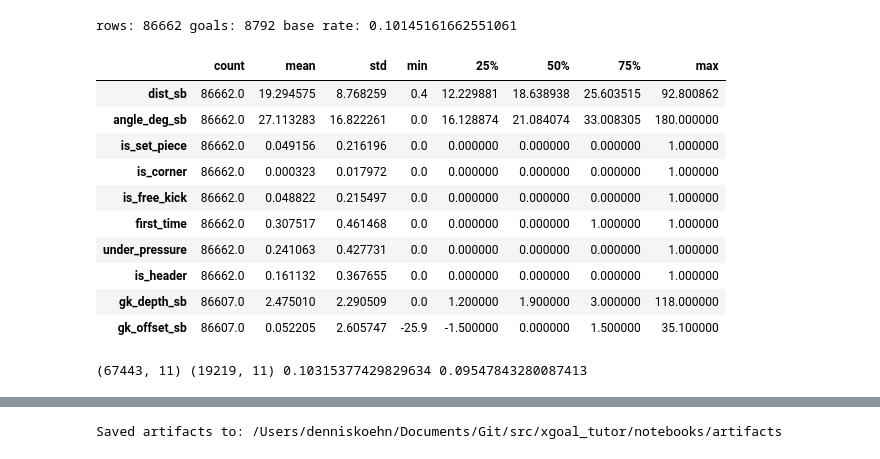
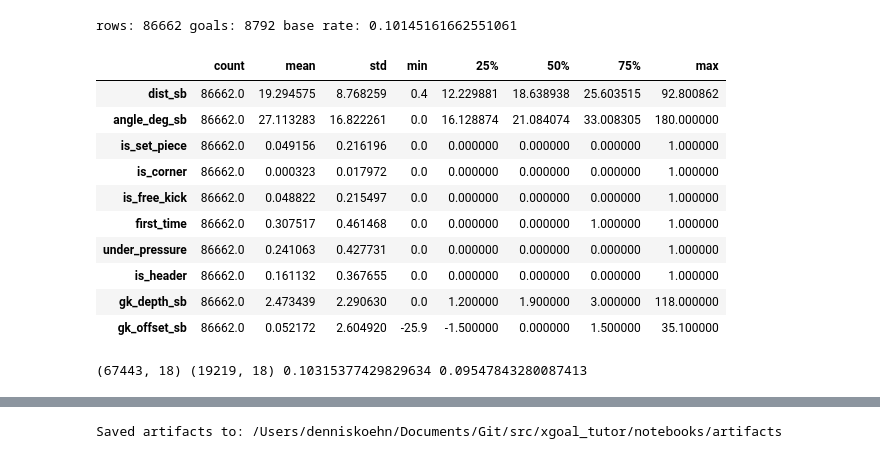
Before and after one commit to koehnden/xgoal_tutor, a Jupyter notebook: notebooks/01_baseline_lr_xg_model.ipynb, the cells around one changed output, grey strips where cells are left out. Saved outputs shown, nothing was run; the diff lists cells and outputs as text; code cells hidden in the pictures.

Commit message:
first logreg baseline for xgaol model

```diff
--- a/notebooks/01_baseline_lr_xg_model.ipynb
+++ b/notebooks/01_baseline_lr_xg_model.ipynb
@@ -156,35 +155,45 @@ for col in ["is_set_piece","is_corner","is_free_kick","first_time","under_pressu
         X[col] = to_num(data[col].astype("boolean"))
     else:
         X[col] = 0
 
 X["is_header"] = (data.get("body_part", "") == "Head").astype(int) if "body_part" in data.columns else 0
 
 if {"ff_keeper_x","ff_keeper_y"}.issubset(data.columns):
     X["gk_depth_sb"] = np.maximum(0.0, SB_LEN - data["ff_keeper_x"])
     X["gk_offset_sb"] = data["ff_keeper_y"] - GOAL_YC_SB
 else:
     X["gk_depth_sb"] = 0.0
     X["gk_offset_sb"] = 0.0
 
 if "ff_opponents" in data.columns:
     X["ff_opponents"] = pd.to_numeric(data["ff_opponents"], errors="coerce")
 else:
     X["ff_opponents"] = 0.0
 
+
+has_gk = (data["freeze_frame_available"]==1) & (data["ff_keeper_count"].fillna(0)>0)
+X.loc[has_gk, "gk_depth_sb"]  = np.maximum(0.0, SB_LEN - data.loc[has_gk, "ff_keeper_x"])
+X.loc[has_gk, "gk_offset_sb"] = data.loc[has_gk, "ff_keeper_y"] - GOAL_YC_SB
+X.loc[~has_gk, ["gk_depth_sb","gk_offset_sb"]] = 0.0
+
+for col in ["first_time","one_on_one","open_goal","follows_dribble","deflected","aerial_won","under_pressure"]:
+    X[f"{col}_miss"] = data[col].isna().astype(int)
+
+
 X = X.apply(pd.to_numeric, errors="coerce")
 display(X.describe().T.head(10))
 # %% [output]
 |  | count | mean | std | min | 25% | 50% | 75% | max |
 | dist_sb | 86662.0 | 19.294575 | 8.768259 | 0.4 | 12.229881 | 18.638938 | 25.603515 | 92.800862 |
 | angle_deg_sb | 86662.0 | 27.113283 | 16.822261 | 0.0 | 16.128874 | 21.084074 | 33.008305 | 180.000000 |
 | is_set_piece | 86662.0 | 0.049156 | 0.216196 | 0.0 | 0.000000 | 0.000000 | 0.000000 | 1.000000 |
 | is_corner | 86662.0 | 0.000323 | 0.017972 | 0.0 | 0.000000 | 0.000000 | 0.000000 | 1.000000 |
 | is_free_kick | 86662.0 | 0.048822 | 0.215497 | 0.0 | 0.000000 | 0.000000 | 0.000000 | 1.000000 |
 | first_time | 86662.0 | 0.307517 | 0.461468 | 0.0 | 0.000000 | 0.000000 | 1.000000 | 1.000000 |
 | under_pressure | 86662.0 | 0.241063 | 0.427731 | 0.0 | 0.000000 | 0.000000 | 0.000000 | 1.000000 |
 | is_header | 86662.0 | 0.161132 | 0.367655 | 0.0 | 0.000000 | 0.000000 | 0.000000 | 1.000000 |
-| gk_depth_sb | 86607.0 | 2.475010 | 2.290509 | 0.0 | 1.200000 | 1.900000 | 3.000000 | 118.000000 |
-| gk_offset_sb | 86607.0 | 0.052205 | 2.605747 | -25.9 | -1.500000 | 0.000000 | 1.500000 | 35.100000 |
+| gk_depth_sb | 86662.0 | 2.473439 | 2.290630 | 0.0 | 1.200000 | 1.900000 | 3.000000 | 118.000000 |
+| gk_offset_sb | 86662.0 | 0.052172 | 2.604920 | -25.9 | -1.500000 | 0.000000 | 1.500000 | 35.100000 |
 # %%
 def grouped_split(X, y, groups):
     idx = np.arange(len(X))
@@ -238,4 +247,4 @@ if groups is not None and len(train_idx) > 0 and (pd.Series(groups).iloc[train_i
 
 print(X_tr.shape, X_te.shape, float(y_tr.mean()), float(y_te.mean()))
 # %% [output]
-(67443, 11) (19219, 11) 0.10315377429829634 0.09547843280087413
+(67443, 18) (19219, 18) 0.10315377429829634 0.09547843280087413
```
Also changed, not shown: parts of 7 cells of this notebook.
